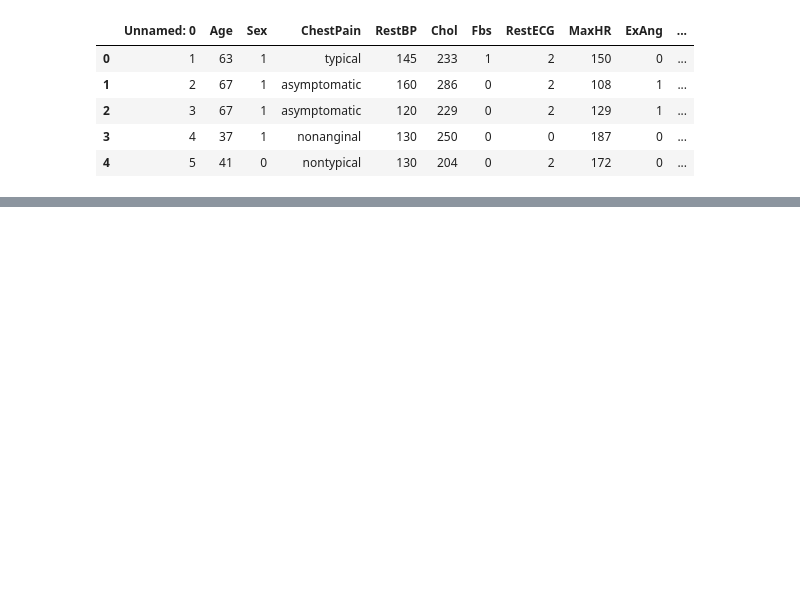
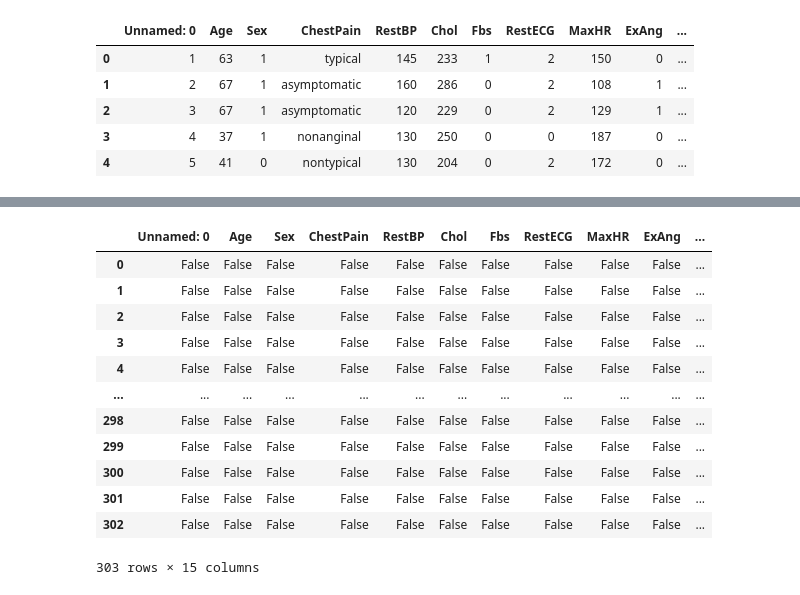
Before and after one commit to devbh04/ml_lab_assignments, a Jupyter notebook: Assignment_2/Assignment2.ipynb, the cells around one changed output, grey strips where cells are left out. Cells and saved outputs as stored; diff of their text form; code cells hidden in the pictures; blank space fills up the shorter version.

```diff
--- a/Assignment_2/Assignment2.ipynb
+++ b/Assignment_2/Assignment2.ipynb
@@ -69,0 +46,16 @@ plt.show()
+# %%
+df.isnull()
+# %% [output]
+|  | Unnamed: 0 | Age | Sex | ChestPain | RestBP | Chol | Fbs | RestECG | MaxHR | ExAng | ... |
+| 0 | False | False | False | False | False | False | False | False | False | False | ... |
+| 1 | False | False | False | False | False | False | False | False | False | False | ... |
+| 2 | False | False | False | False | False | False | False | False | False | False | ... |
+| 3 | False | False | False | False | False | False | False | False | False | False | ... |
+| 4 | False | False | False | False | False | False | False | False | False | False | ... |
+| ... | ... | ... | ... | ... | ... | ... | ... | ... | ... | ... | ... |
+| 298 | False | False | False | False | False | False | False | False | False | False | ... |
+| 299 | False | False | False | False | False | False | False | False | False | False | ... |
+| 300 | False | False | False | False | False | False | False | False | False | False | ... |
+| 301 | False | False | False | False | False | False | False | False | False | False | ... |
+| 302 | False | False | False | False | False | False | False | False | False | False | ... |
+303 rows × 15 columns
```
Also changed, not shown: parts of 23 cells of this notebook.
